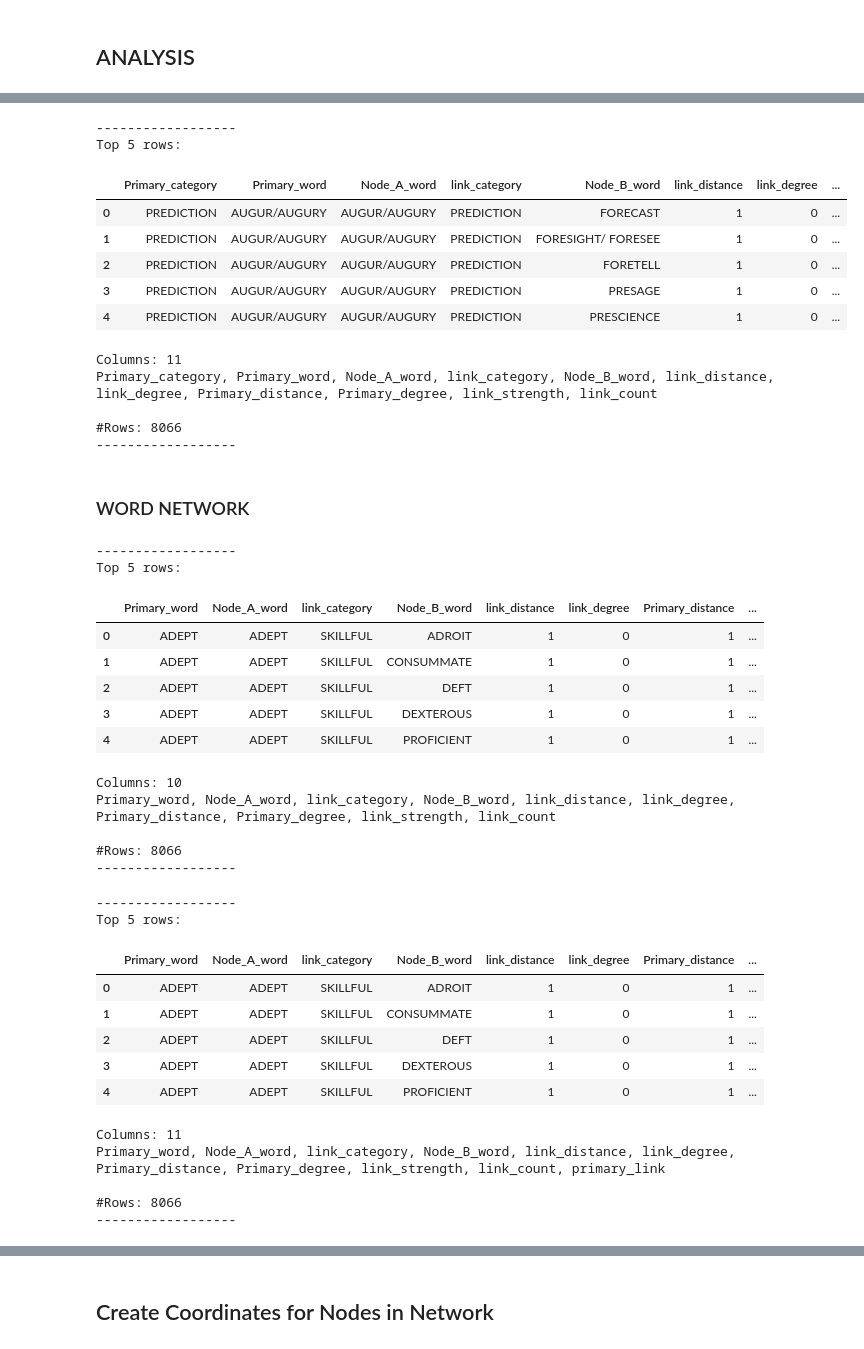
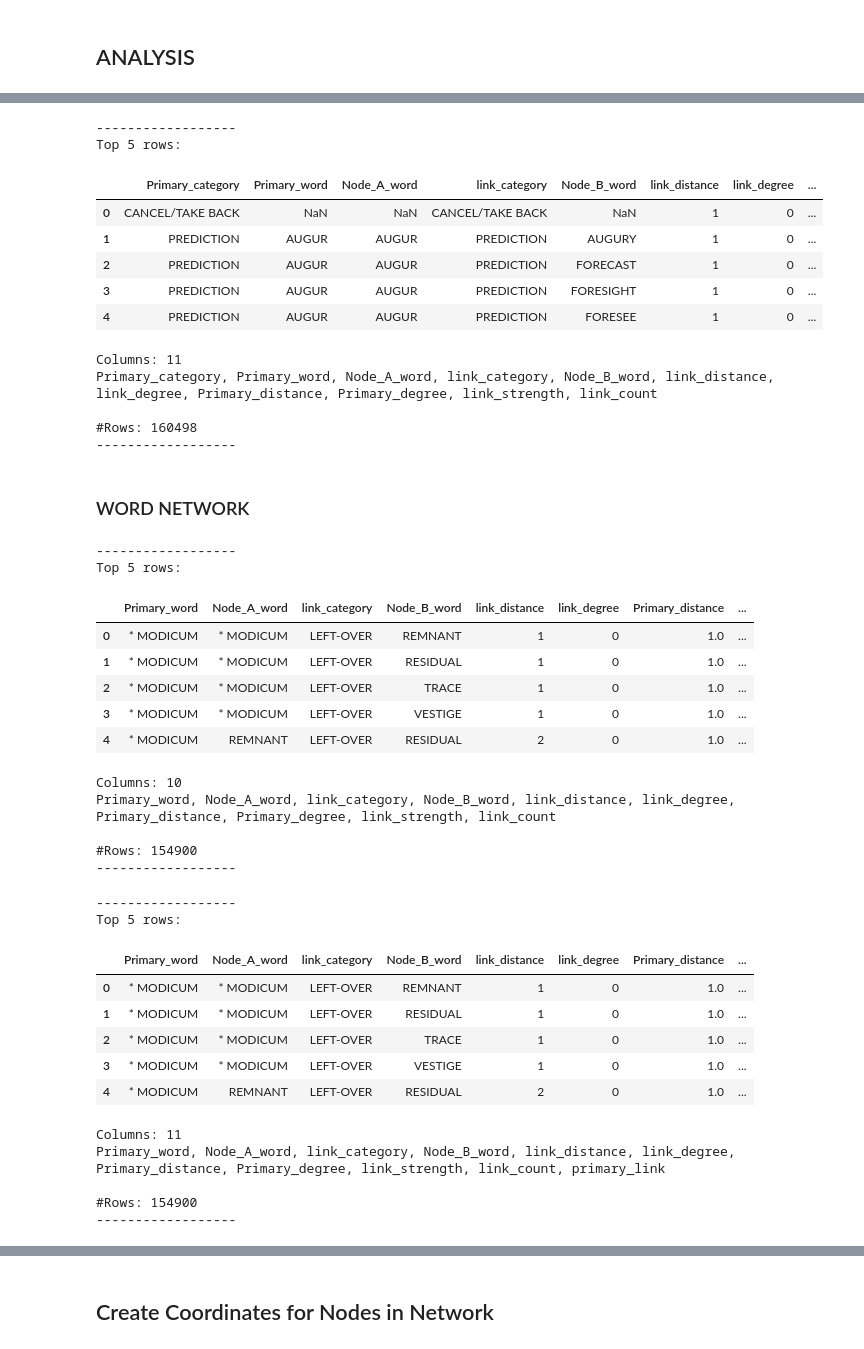
Before and after one commit to Prbn/GRE_WORD_NET, a Jupyter notebook: Code/Word_network_analysis.ipynb, the cells around one changed output, grey strips where cells are left out. Cells and saved outputs as stored; diff of their text form; code cells hidden in the pictures.

```diff
--- a/Code/Word_network_analysis.ipynb
+++ b/Code/Word_network_analysis.ipynb
@@ -473,24 +471,26 @@ Node_A_word, Node_B_word, link_count
 # %%
 # Merging
 df_network_final = pd.merge(df_network, Primary_connection_df, how = 'left', on = ['Primary_word', 'Primary_category', 'Node_B_word'])
 df_network_final = pd.merge(df_network_final, link_strength_df, how = 'left', on = ['Node_A_word', 'link_category', 'Node_B_word'])
 df_network_final = pd.merge(df_network_final, link_count_df, how = 'left', on = ['Node_A_word', 'Node_B_word'])
 
+col_l = ['Primary_distance', 'Primary_degree', 'link_strength', 'link_count']
+df_network_final[col_l] = df_network_final[col_l].replace({np.nan: None}).fillna(100)
 
 df_tools.preview_df(df_network_final)
 # %% [output]
 ------------------
 Top 5 rows:
 |  | Primary_category | Primary_word | Node_A_word | link_category | Node_B_word | link_distance | link_degree | ... |
-| 0 | PREDICTION | AUGUR/AUGURY | AUGUR/AUGURY | PREDICTION | FORECAST | 1 | 0 | ... |
-| 1 | PREDICTION | AUGUR/AUGURY | AUGUR/AUGURY | PREDICTION | FORESIGHT/ FORESEE | 1 | 0 | ... |
-| 2 | PREDICTION | AUGUR/AUGURY | AUGUR/AUGURY | PREDICTION | FORETELL | 1 | 0 | ... |
-| 3 | PREDICTION | AUGUR/AUGURY | AUGUR/AUGURY | PREDICTION | PRESAGE | 1 | 0 | ... |
-| 4 | PREDICTION | AUGUR/AUGURY | AUGUR/AUGURY | PREDICTION | PRESCIENCE | 1 | 0 | ... |
+| 0 | CANCEL/TAKE BACK | NaN | NaN | CANCEL/TAKE BACK | NaN | 1 | 0 | ... |
+| 1 | PREDICTION | AUGUR | AUGUR | PREDICTION | AUGURY | 1 | 0 | ... |
+| 2 | PREDICTION | AUGUR | AUGUR | PREDICTION | FORECAST | 1 | 0 | ... |
+| 3 | PREDICTION | AUGUR | AUGUR | PREDICTION | FORESIGHT | 1 | 0 | ... |
+| 4 | PREDICTION | AUGUR | AUGUR | PREDICTION | FORESEE | 1 | 0 | ... |
 Columns: 11
 Primary_category, Primary_word, Node_A_word, link_category, Node_B_word, link_distance, link_degree, Primary_distance, Primary_degree, link_strength, link_count
 
-#Rows: 8066
+#Rows: 160498
 ------------------
 # %% [markdown]
 ### WORD NETWORK
@@ -505,15 +505,15 @@ df_tools.preview_df(df_word_network)
 ------------------
 Top 5 rows:
 |  | Primary_word | Node_A_word | link_category | Node_B_word | link_distance | link_degree | Primary_distance | ... |
-| 0 | ADEPT | ADEPT | SKILLFUL | ADROIT | 1 | 0 | 1 | ... |
-| 1 | ADEPT | ADEPT | SKILLFUL | CONSUMMATE | 1 | 0 | 1 | ... |
-| 2 | ADEPT | ADEPT | SKILLFUL | DEFT | 1 | 0 | 1 | ... |
-| 3 | ADEPT | ADEPT | SKILLFUL | DEXTEROUS | 1 | 0 | 1 | ... |
-| 4 | ADEPT | ADEPT | SKILLFUL | PROFICIENT | 1 | 0 | 1 | ... |
+| 0 | * MODICUM | * MODICUM | LEFT-OVER | REMNANT | 1 | 0 | 1.0 | ... |
+| 1 | * MODICUM | * MODICUM | LEFT-OVER | RESIDUAL | 1 | 0 | 1.0 | ... |
+| 2 | * MODICUM | * MODICUM | LEFT-OVER | TRACE | 1 | 0 | 1.0 | ... |
+| 3 | * MODICUM | * MODICUM | LEFT-OVER | VESTIGE | 1 | 0 | 1.0 | ... |
+| 4 | * MODICUM | REMNANT | LEFT-OVER | RESIDUAL | 2 | 0 | 1.0 | ... |
 Columns: 10
 Primary_word, Node_A_word, link_category, Node_B_word, link_distance, link_degree, Primary_distance, Primary_degree, link_strength, link_count
 
-#Rows: 8066
+#Rows: 154900
 ------------------
 # %%
 # Ranking
@@ -538,14 +538,14 @@ df_tools.preview_df(df_word_network_final)
 ------------------
 Top 5 rows:
 |  | Primary_word | Node_A_word | link_category | Node_B_word | link_distance | link_degree | Primary_distance | ... |
-| 0 | ADEPT | ADEPT | SKILLFUL | ADROIT | 1 | 0 | 1 | ... |
-| 1 | ADEPT | ADEPT | SKILLFUL | CONSUMMATE | 1 | 0 | 1 | ... |
-| 2 | ADEPT | ADEPT | SKILLFUL | DEFT | 1 | 0 | 1 | ... |
-| 3 | ADEPT | ADEPT | SKILLFUL | DEXTEROUS | 1 | 0 | 1 | ... |
-| 4 | ADEPT | ADEPT | SKILLFUL | PROFICIENT | 1 | 0 | 1 | ... |
+| 0 | * MODICUM | * MODICUM | LEFT-OVER | REMNANT | 1 | 0 | 1.0 | ... |
+| 1 | * MODICUM | * MODICUM | LEFT-OVER | RESIDUAL | 1 | 0 | 1.0 | ... |
+| 2 | * MODICUM | * MODICUM | LEFT-OVER | TRACE | 1 | 0 | 1.0 | ... |
+| 3 | * MODICUM | * MODICUM | LEFT-OVER | VESTIGE | 1 | 0 | 1.0 | ... |
+| 4 | * MODICUM | REMNANT | LEFT-OVER | RESIDUAL | 2 | 0 | 1.0 | ... |
 Columns: 11
 Primary_word, Node_A_word, link_category, Node_B_word, link_distance, link_degree, Primary_distance, Primary_degree, link_strength, link_count, primary_link
 
-#Rows: 8066
+#Rows: 154900
 ------------------
 # %%
```
Also changed, not shown: parts of 22 cells of this notebook, 2 other files.
